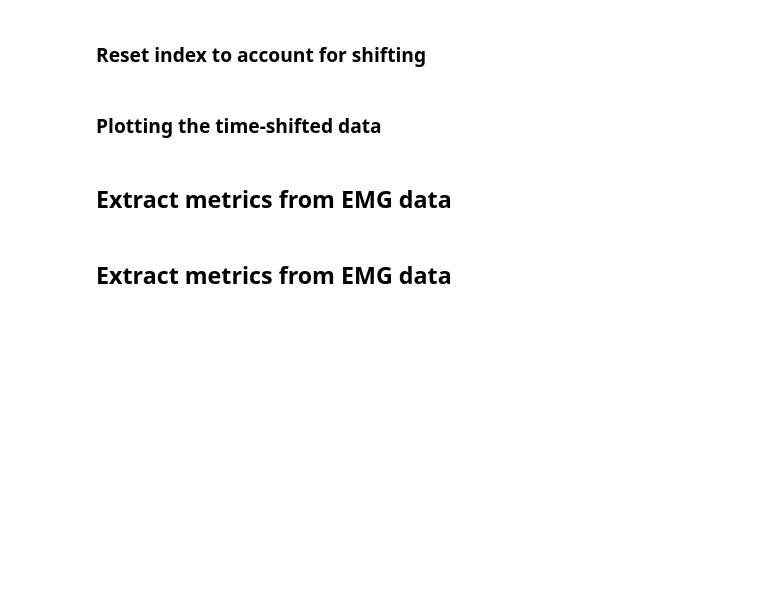
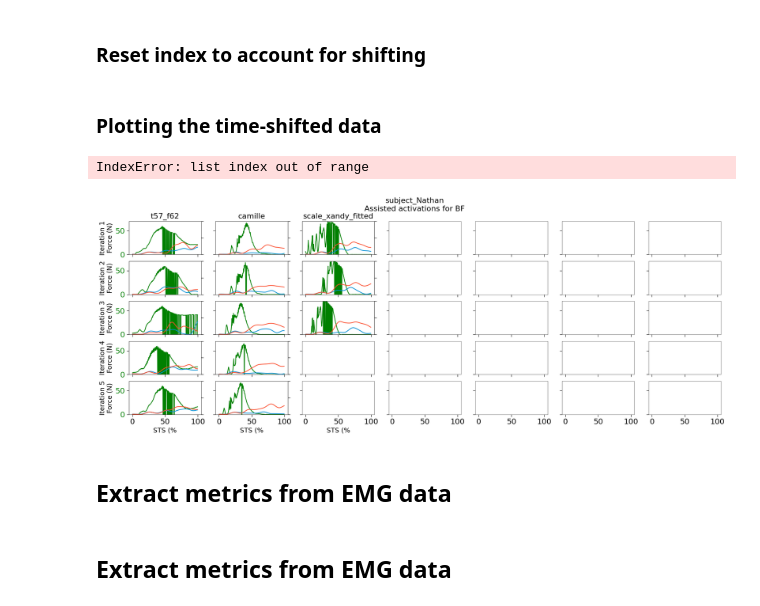
Before and after one commit to Harvard-Slade-Lab/assistive-arm, a Jupyter notebook: notebooks/analyze_emg_N2.ipynb, the cells around one changed output. Drawn from its saved outputs; the diff is of its cells as text; code cells hidden in the pictures; blank space fills up the shorter version.

```diff
--- a/notebooks/analyze_emg_N2.ipynb
+++ b/notebooks/analyze_emg_N2.ipynb
@@ -1353,7 +1355,7 @@ for subject in subject_data.keys():
 
                 relevant_time_ranges_imu[profile]["ranges"].append(time_range(start_time, end_time))
 
-                plot_collected_and_calculated_data(imu_df_filtered, emg_df, log_df, plot_dir, start_time, end_time, profile, i)
+                plot_collected_and_calculated_imu_data(imu_df_filtered, emg_df, log_df, plot_dir, start_time, end_time, profile, i)
 
 
         for unassisted_time in filtered_session_data["UNPOWERED"].keys():
@@ -2024,16 +1881,0 @@ for subject in subject_data.keys():
-# %%
-muscles_to_remove = ["VM_LEFT", "VM_RIGHT"]
-
-if False:
-    for subject in subject_data.keys():
-        for session in subject_data[subject].keys():
-            filtered_session_data = subject_data[subject][session]["filtered_session_data"]
-
-            for profile in filtered_session_data["ASSISTED"].keys():
-                for emg_df in filtered_session_data["ASSISTED"][profile]["EMG"]:
-                    emg_df.drop(columns=muscles_to_remove, inplace=True, errors="ignore")
-            for t_unpowered in filtered_session_data["UNPOWERED"].keys():
-                for emg_df in filtered_session_data["UNPOWERED"][t_unpowered]["EMG"]:
-                    emg_df.drop(columns=muscles_to_remove, inplace=True, errors="ignore")
-            for side in filtered_session_data["MVIC"].values():
-                side.drop(columns=muscles_to_remove, inplace=True, errors="ignore")
@@ -2198,7 +1885,7 @@ plt.show()
 for subject in subject_data.keys():
     for session in subject_data[subject].keys():
         filtered_session_data = subject_data[subject][session]["filtered_session_data"]
-        relevant_time_ranges = subject_data[subject][session]["relevant_time_ranges"]
+        relevant_time_ranges = subject_data[subject][session]["relevant_time_ranges_imu"]
 
         trimmed_time_dfs = {"ASSISTED": dict(), "UNPOWERED": dict()}
 
@@ -2206,12 +1893,12 @@ for subject in subject_data.keys():
             rel_ranges = relevant_time_ranges[profile]["ranges"] # Get first iteration range
             trimmed_time_dfs["ASSISTED"][profile] = deepcopy(data_dict)
 
-            emg_dfs, motor_dfs, marker_dfs = filtered_session_data["ASSISTED"][profile].values()
+            emg_dfs, motor_dfs, imu_dfs, log = filtered_session_data["ASSISTED"][profile].values()
 
 
             trimmed_time_dfs["ASSISTED"][profile]["EMG"] = [emg_df.loc[rel_range.min:rel_range.max] for emg_df, rel_range in zip(emg_dfs, rel_ranges)]
-            trimmed_time_dfs["ASSISTED"][profile]["MOTOR_DATA"] = [motor_df.loc[rel_range.min:rel_range.max] for motor_df, rel_range in zip(motor_dfs, rel_ranges)]
-            trimmed_time_dfs["ASSISTED"][profile]["MARKER_DATA"] = [marker_df.loc[rel_range.min:rel_range.max] for marker_df, rel_range in zip(marker_dfs, rel_ranges)]
+            trimmed_time_dfs["ASSISTED"][profile]["MOTOR_DATA"] = [motor_df.loc[rel_range.min-3:rel_range.max-3] for motor_df, rel_range in zip(motor_dfs, rel_ranges)]
+            trimmed_time_dfs["ASSISTED"][profile]["IMU"] = [imu_df.loc[rel_range.min:rel_range.max] for imu_df, rel_range in zip(imu_dfs, rel_ranges)]
 
             for motor_df, rel_range in zip(motor_dfs, rel_ranges):
                 if rel_range.min > motor_df.index[-1]:
@@ -2224,10 +1911,10 @@ for subject in subject_data.keys():
 
             trimmed_time_dfs["UNPOWERED"][t_unpowered] = deepcopy(data_dict)
 
-            emg_dfs, motor_dfs, marker_dfs = filtered_session_data["UNPOWERED"][t_unpowered].values()
+            emg_dfs, motor_dfs, imu_dfs, log = filtered_session_data["UNPOWERED"][t_unpowered].values()
 
             trimmed_time_dfs["UNPOWERED"][t_unpowered]["EMG"] = [emg_df.loc[rel_range.min:rel_range.max] for emg_df, rel_range in zip(emg_dfs, rel_ranges)]
-            trimmed_time_dfs["UNPOWERED"][t_unpowered]["MARKER_DATA"] = [marker_df.loc[rel_range.min:rel_range.max] for marker_df, rel_range in zip(marker_dfs, rel_ranges)]
             trimmed_time_dfs["UNPOWERED"][t_unpowered]["MOTOR_DATA"] = [motor_df.loc[rel_range.min:rel_range.max] for motor_df, rel_range in zip(motor_dfs, rel_ranges)]
+            trimmed_time_dfs["UNPOWERED"][t_unpowered]["IMU"] = [imu_df.loc[rel_range.min:rel_range.max] for imu_df, rel_range in zip(imu_dfs, rel_ranges)]
 
         subject_data[subject][session]["trimmed_time_dfs"] = trimmed_time_dfs
@@ -2283,7 +1985,7 @@ for subject in subject_data.keys():
 # %%
 for subject in subject_data.keys():
     for session in subject_data[subject].keys():
-        relevant_time_ranges = subject_data[subject][session]["relevant_time_ranges"]
+        relevant_time_ranges = subject_data[subject][session]["relevant_time_ranges_imu"]
         trimmed_time_dfs = subject_data[subject][session]["trimmed_time_dfs"]
 
         shift_motor_data = deepcopy(relevant_time_ranges)
@@ -2394,15 +2053,15 @@ for subject in subject_data.keys():
 # %% [markdown]
 ### Plotting the time-shifted data
 # %%
-subject = "MIH02"
-session = "December_20"
+subject = "subject_Nathan"
+session = "October_31"
 
 trimmed_time_dfs = subject_data[subject][session]["trimmed_time_dfs"]
 unique_muscles = get_unique_muscles(subject_data[subject][session]["filtered_session_data"])
 
 profiles = trimmed_time_dfs["ASSISTED"].keys()
 
-n_rows = len(trimmed_time_dfs["ASSISTED"]["peak_77%_62N"]["MOTOR_DATA"])
+n_rows = len(trimmed_time_dfs["ASSISTED"][list(profiles)[0]]["MOTOR_DATA"])
 n_cols = len(profiles)
 
 target_muscle = "BF"
@@ -2414,45 +2073,47 @@ plot_dir = subject_dirs[subject][session]["plot_dir"]
 filename = plot_dir / f"motor_emg_{target_muscle}_assisted.svg"
 
 for col, profile in enumerate(profiles):
-    for row in range(len(trimmed_time_dfs["ASSISTED"][profile]["MARKER_DATA"])):
+    for row in range(len(trimmed_time_dfs["ASSISTED"][profile]["IMU"])):
         motor_df = trimmed_time_dfs["ASSISTED"][profile]["MOTOR_DATA"][row]  # Adjusted for demonstration
         emg_df = trimmed_time_dfs["ASSISTED"][profile]["EMG"][row]  # Adjusted for demonstration
         cur_range = relevant_time_ranges[profile]["ranges"][row]  # Assuming relevant_time_ranges is structured similarly
-        hip_vel = relevant_time_ranges[profile]["hip_vel"][row]  # Assuming relevant_time_ranges is structured similarly
 
         axs[row, col].plot(motor_df.index, motor_df.F_Y, label=r"$F_Y$", color="g")
         axs[row, col].set_ylim(0, 70)
         axs[row, col].tick_params(axis='y', labelcolor='g')
 
         ax2 = axs[row, col].twinx()
         ax2.plot(emg_df.index, emg_df[f"{target_muscle}_LEFT"], label="LEFT")
         ax2.plot(emg_df.index, emg_df[f"{target_muscle}_RIGHT"], label="RIGHT")
         ax2.set_yticklabels('')
         if col == n_cols - 1:
             # Add N to the right y-axis
             ax2.yaxis.set_major_formatter(mticker.FuncFormatter(lambda x, pos: f'{x * 100:.0f}'))
 
         if col == len(profiles) - 1:
             ax2.set_ylabel("EMG (% MVIC)")
         ax2.set_ylim(0, 1)  # Set EMG activation scale from 0 to 1
 
         handles1, labels1 = axs[row, col].get_legend_handles_labels()
         handles2, labels2 = ax2.get_legend_handles_labels()
         handles = handles1 + handles2
         labels = labels1 + labels2
 
         axs[row, 0].set_ylabel(f"Iteration {row+1}\nForce (N)")
         axs[-1, col].set_xlabel("STS (%")
 
-        axs[0, col].set_title(profile_names_paper[profile], fontsize=16)
+        axs[0, col].set_title(profile, fontsize=16)
 
 fig.legend(handles, labels, loc="upper center", ncol=len(handles), bbox_to_anchor=(0.5, 0.9))
 
 plt.tight_layout(rect=[0, 0.03, 1, 0.95])
 plt.savefig(filename, dpi=500, format='svg')
 plt.savefig(filename.with_suffix('.png'), dpi=500, format='png')
 plt.savefig(latex_figure_dir / "emg_plots" / filename.with_suffix('.png').name, dpi=500, format="png")
 plt.show()
+# %% [output]
+IndexError: list index out of range
+[figure, added]
 # %% [markdown]
 ## Extract metrics from EMG data
 # %% [markdown]
```
Also changed, not shown: parts of 54 cells of this notebook.
